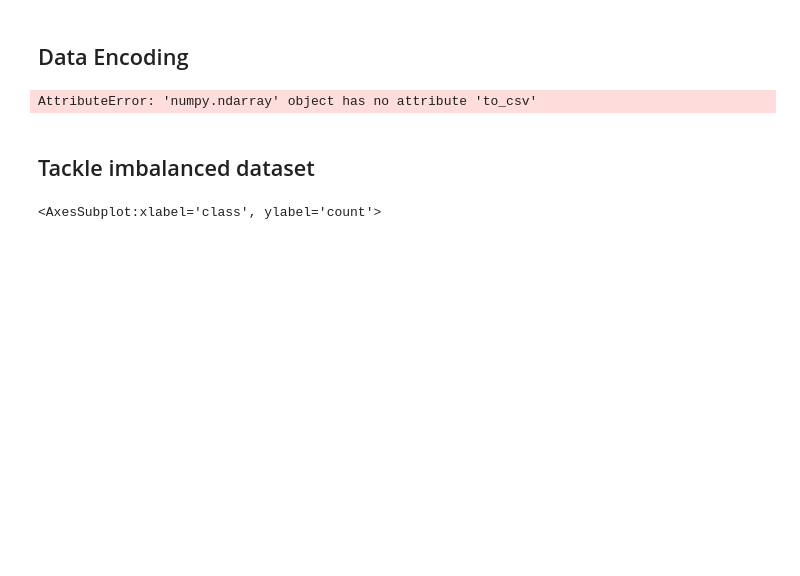
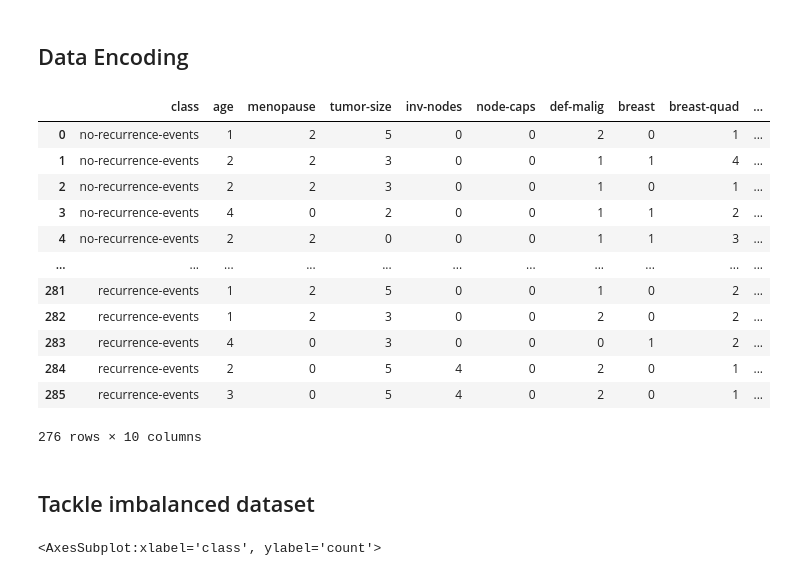
Before and after one commit to nmtrang/breast-cancer-analysis, a Jupyter notebook: notebooks/transform-imbalance.ipynb, the cells around one changed output. Saved outputs shown, nothing was run; the diff lists cells and outputs as text; code cells hidden in the pictures; blank space fills up the shorter version.

```diff
--- a/notebooks/transform-imbalance.ipynb
+++ b/notebooks/transform-imbalance.ipynb
@@ -19,7 +18,21 @@ df_encoded = pd.DataFrame(df_encoded, columns=df.columns.tolist())
+# %%
+df_encoded
+# %% [output]
+|  | class | age | menopause | tumor-size | inv-nodes | node-caps | def-malig | breast | breast-quad | ... |
+| 0 | no-recurrence-events | 1 | 2 | 5 | 0 | 0 | 2 | 0 | 1 | ... |
+| 1 | no-recurrence-events | 2 | 2 | 3 | 0 | 0 | 1 | 1 | 4 | ... |
+| 2 | no-recurrence-events | 2 | 2 | 3 | 0 | 0 | 1 | 0 | 1 | ... |
+| 3 | no-recurrence-events | 4 | 0 | 2 | 0 | 0 | 1 | 1 | 2 | ... |
+| 4 | no-recurrence-events | 2 | 2 | 0 | 0 | 0 | 1 | 1 | 3 | ... |
+| ... | ... | ... | ... | ... | ... | ... | ... | ... | ... | ... |
+| 281 | recurrence-events | 1 | 2 | 5 | 0 | 0 | 1 | 0 | 2 | ... |
+| 282 | recurrence-events | 1 | 2 | 3 | 0 | 0 | 2 | 0 | 2 | ... |
+| 283 | recurrence-events | 4 | 0 | 3 | 0 | 0 | 0 | 1 | 2 | ... |
+| 284 | recurrence-events | 2 | 0 | 5 | 4 | 0 | 2 | 0 | 1 | ... |
+| 285 | recurrence-events | 3 | 0 | 5 | 4 | 0 | 2 | 0 | 1 | ... |
+276 rows × 10 columns
 # %%
-df.to_csv('../data/breast-cancer-encoded.csv')
+df_encoded.to_csv('../data/breast-cancer-encoded.csv')
-# %% [output]
-AttributeError: 'numpy.ndarray' object has no attribute 'to_csv'
 # %% [markdown]
 ## Tackle imbalanced dataset
 # %%
```
Also changed, not shown: parts of 6 cells of this notebook, 3 other files.
